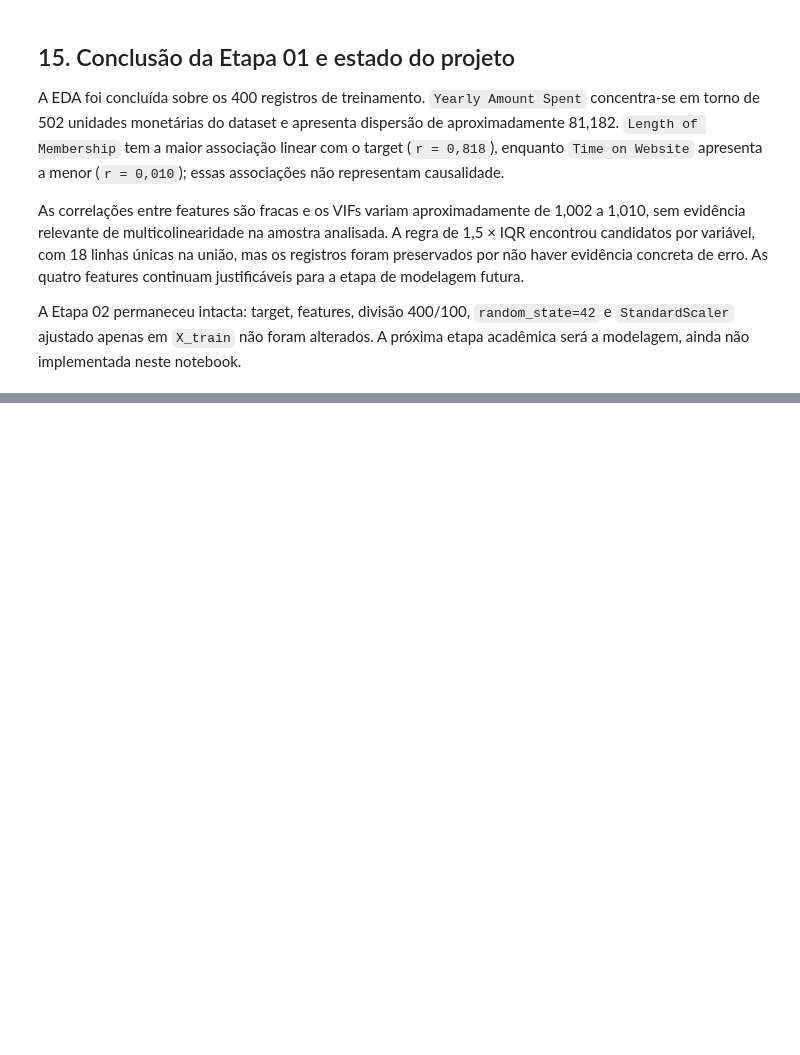
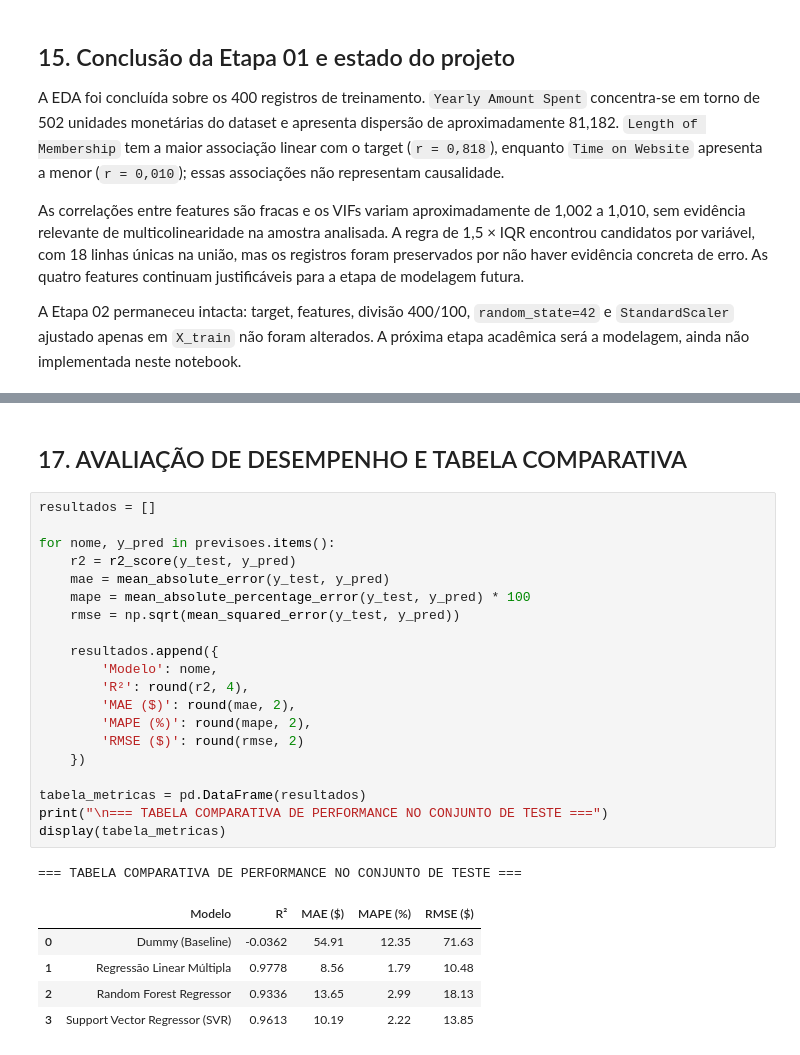
Before and after one commit to GabrielNito/desafio-do-oraculo-preditivo, a Jupyter notebook: notebooks/ecommerce_customers.ipynb, the cells around one changed output, grey strips where cells are left out. Saved outputs shown, nothing was run; the diff lists cells and outputs as text; blank space fills up the shorter version.

```diff
--- a/notebooks/ecommerce_customers.ipynb
+++ b/notebooks/ecommerce_customers.ipynb
@@ -753,0 +786,29 @@ A Etapa 02 permaneceu intacta: target, features, divisão 400/100, `random_state
+# %% [markdown]
+## 17. AVALIAÇÃO DE DESEMPENHO E TABELA COMPARATIVA
+# %%
+resultados = []
+
+for nome, y_pred in previsoes.items():
+    r2 = r2_score(y_test, y_pred)
+    mae = mean_absolute_error(y_test, y_pred)
+    mape = mean_absolute_percentage_error(y_test, y_pred) * 100
+    rmse = np.sqrt(mean_squared_error(y_test, y_pred))
+
+    resultados.append({
+        'Modelo': nome,
+        'R²': round(r2, 4),
+        'MAE ($)': round(mae, 2),
+        'MAPE (%)': round(mape, 2),
+        'RMSE ($)': round(rmse, 2)
+    })
+
+tabela_metricas = pd.DataFrame(resultados)
+print("\n=== TABELA COMPARATIVA DE PERFORMANCE NO CONJUNTO DE TESTE ===")
+display(tabela_metricas)
+# %% [output]
+=== TABELA COMPARATIVA DE PERFORMANCE NO CONJUNTO DE TESTE ===
+|  | Modelo | R² | MAE ($) | MAPE (%) | RMSE ($) |
+| 0 | Dummy (Baseline) | -0.0362 | 54.91 | 12.35 | 71.63 |
+| 1 | Regressão Linear Múltipla | 0.9778 | 8.56 | 1.79 | 10.48 |
+| 2 | Random Forest Regressor | 0.9336 | 13.65 | 2.99 | 18.13 |
+| 3 | Support Vector Regressor (SVR) | 0.9613 | 10.19 | 2.22 | 13.85 |
```
Also changed, not shown: parts of 7 cells of this notebook, 5 other files.
